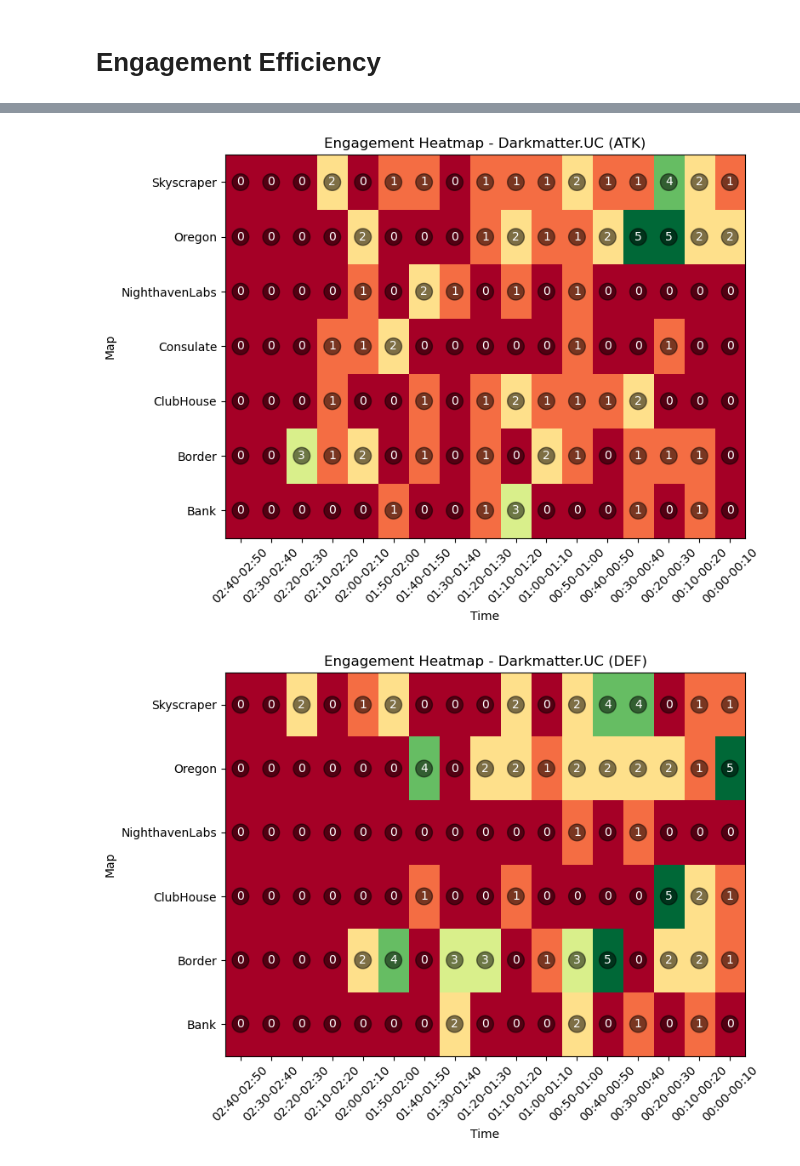
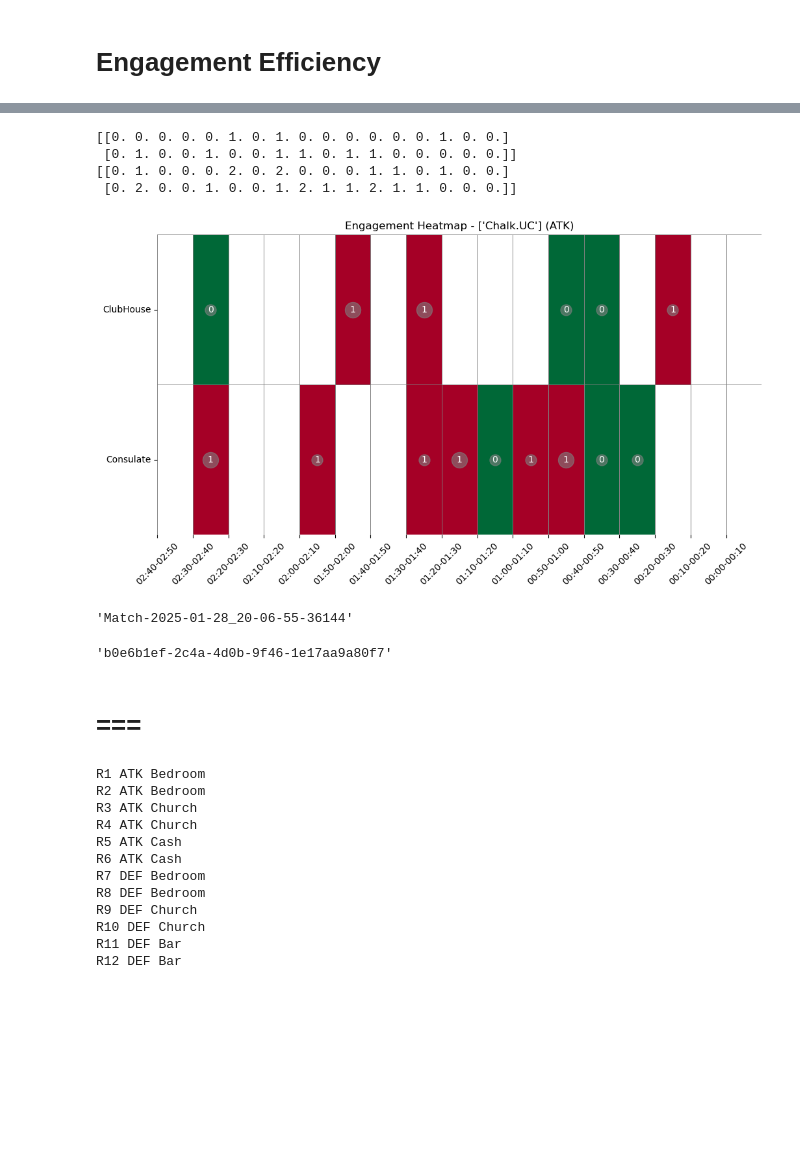
Before and after one commit to CodingPenguin1/UCR6-Stats-Bot, a Jupyter notebook: src/test.ipynb, the cells around one changed output, grey strips where cells are left out. Cells and saved outputs as stored; diff of their text form; code cells hidden in the pictures; blank space fills up the shorter version.

Commit message:
start of proper plot code

```diff
--- a/src/test.ipynb
+++ b/src/test.ipynb
@@ -8,8 +10,8 @@ DATA_DIR = Path("/home/rjslater/Documents/Projects/UCR6-Stats-Bot/data")
 kill_df = pd.read_csv(DATA_DIR / "3_tables/kill_data.csv")
 player_info_df = pd.read_csv(DATA_DIR / "3_tables/player_info.csv")
 
-player_id = "602ab4bc-8c6f-400a-a690-d0adc0cdbf58"
-player_name = player_info_df[player_info_df["player_id"] == player_id]["player_name"].values[0]
+player_id = "b0e6b1ef-2c4a-4d0b-9f46-1e17aa9a80f7"
+player_name = player_info_df[player_info_df["player_id"] == player_id]["player_names"].values[0]
 # %% [markdown]
 # K/D on map < 60s
 # %%
@@ -278,8 +355,26 @@ def get_engagements_plot_data(kill_data, player_id: str, side: str = "both", tim
 # %%
 kill_df = pd.read_csv(DATA_DIR / "3_tables/kill_data.csv")
 
-plot_engagements(*get_engagements_plot_data(kill_df, player_id, "atk"), f"Engagement Heatmap - {player_name} (ATK)", max_bullet_size=100)
-plot_engagements(*get_engagements_plot_data(kill_df, player_id, "def"), f"Engagement Heatmap - {player_name} (DEF)", max_bullet_size=100)
+time_labels, maps, heatmap_data, frequency_data = get_engagements_plot_data(kill_df, player_id, "atk")
+print(heatmap_data)
+print(frequency_data)
+plot_heatmap_with_bullets(heatmap_data, frequency_data, time_labels, maps, f"Engagement Heatmap - {player_name} (ATK)")
+
+# plot_engagements(*get_engagements_plot_data(kill_df, player_id, "atk"), f"Engagement Heatmap - {player_name} (ATK)", max_bullet_size=100)
+# plot_engagements(*get_engagements_plot_data(kill_df, player_id, "def"), f"Engagement Heatmap - {player_name} (DEF)", max_bullet_size=100)
 # %% [output]
+[[0. 0. 0. 0. 0. 1. 0. 1. 0. 0. 0. 0. 0. 0. 1. 0. 0.]
+ [0. 1. 0. 0. 1. 0. 0. 1. 1. 0. 1. 1. 0. 0. 0. 0. 0.]]
+[[0. 1. 0. 0. 0. 2. 0. 2. 0. 0. 0. 1. 1. 0. 1. 0. 0.]
+ [0. 2. 0. 0. 1. 0. 0. 1. 2. 1. 1. 2. 1. 1. 0. 0. 0.]]
-[figure, old version]
+[figure, new version]
-[figure, removed]
+# %%
+match_id
+# %% [output]
+'Match-2025-01-28_20-06-55-36144'
+# %%
+player_id
+# %% [output]
+'b0e6b1ef-2c4a-4d0b-9f46-1e17aa9a80f7'
+# %% [markdown]
+# ===
@@ -285,0 +416,30 @@ plot_engagements(*get_engagements_plot_data(kill_df, player_id, "def"), f"Engage
+# %%
+rounds = pd.read_csv("/home/rjslater/Documents/Projects/UCR6-Stats-Bot/data/3_tables/round_data.csv")
+rounds = rounds[rounds["match_id"] == match_id]
+
+xticks = []
+for round_num in range(1, round_count + 1):
+    kill_data = kills[kills["round_num"] == round_num].iloc[0]
+    if player_is_on_team(kill_data["killer_id"], team_id):
+        side = "ATK" if kill_data["killer_side"] == "Attack" else "DEF"
+    else:
+        side = "ATK" if kill_data["victim_side"] == "Attack" else "DEF"
+
+    round_data = rounds[rounds["round_num"] == round_num].iloc[0]
+    site = round_data["site"]
+    xtick = f"R{round_num} {side} {site.split(' ')[1]}".removesuffix(",")
+    xticks.append(xtick)
+    print(xtick)
+# %% [output]
+R1 ATK Bedroom
+R2 ATK Bedroom
+R3 ATK Church
+R4 ATK Church
+R5 ATK Cash
+R6 ATK Cash
+R7 DEF Bedroom
+R8 DEF Bedroom
+R9 DEF Church
+R10 DEF Church
+R11 DEF Bar
+R12 DEF Bar
```
Also changed, not shown: parts of 13 cells of this notebook, 10 other files.
